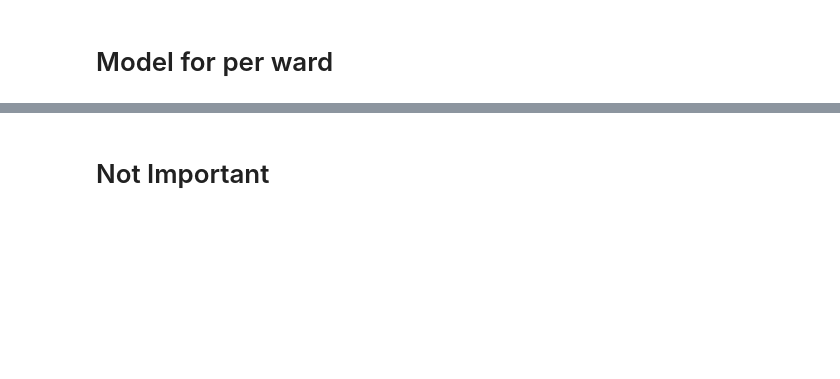
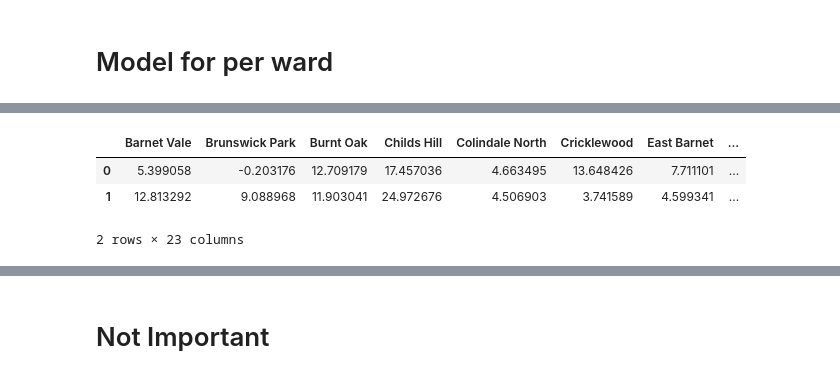
Before and after one commit to Shapkofil/dc20-g22, a Jupyter notebook: notebooks/Prophet.ipynb, the cells around one changed output, grey strips where cells are left out. Saved outputs shown, nothing was run; the diff lists cells and outputs as text; code cells hidden in the pictures; blank space fills up the shorter version.

```diff
--- a/notebooks/Prophet.ipynb
+++ b/notebooks/Prophet.ipynb
@@ -274,3 +308,23 @@ specific_ward_forecast
+# %%
+forecastedW = {}
+
+for ward in ward_forecasts:
+    # print(ward)
+    # print(ward_forecasts[ward]['yhat'].iloc[-2:])
+
+    # Get the last two forecasted values for the ward
+    values = ward_forecasts[ward]['yhat'].iloc[-2:].values.tolist()
+
+    # Append the ward and its values to the dictionary
+    forecastedW[ward] = values
+
+new_df = pd.DataFrame(forecastedW)
+new_df
+# %% [output]
+|  | Barnet Vale | Brunswick Park | Burnt Oak | Childs Hill | Colindale North | Cricklewood | East Barnet | ... |
+| 0 | 5.399058 | -0.203176 | 12.709179 | 17.457036 | 4.663495 | 13.648426 | 7.711101 | ... |
+| 1 | 12.813292 | 9.088968 | 11.903041 | 24.972676 | 4.506903 | 3.741589 | 4.599341 | ... |
+2 rows × 23 columns
 # %%
 plot3 = m4.plot(specific_ward_forecast)
 # %% [output]
```
Also changed, not shown: parts of 18 cells of this notebook.
